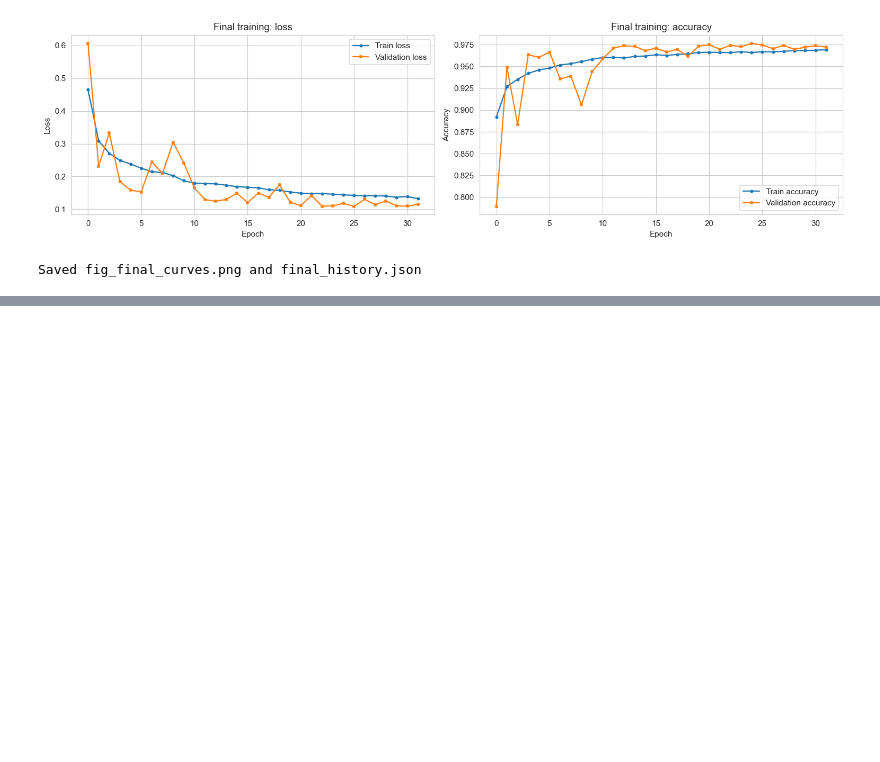
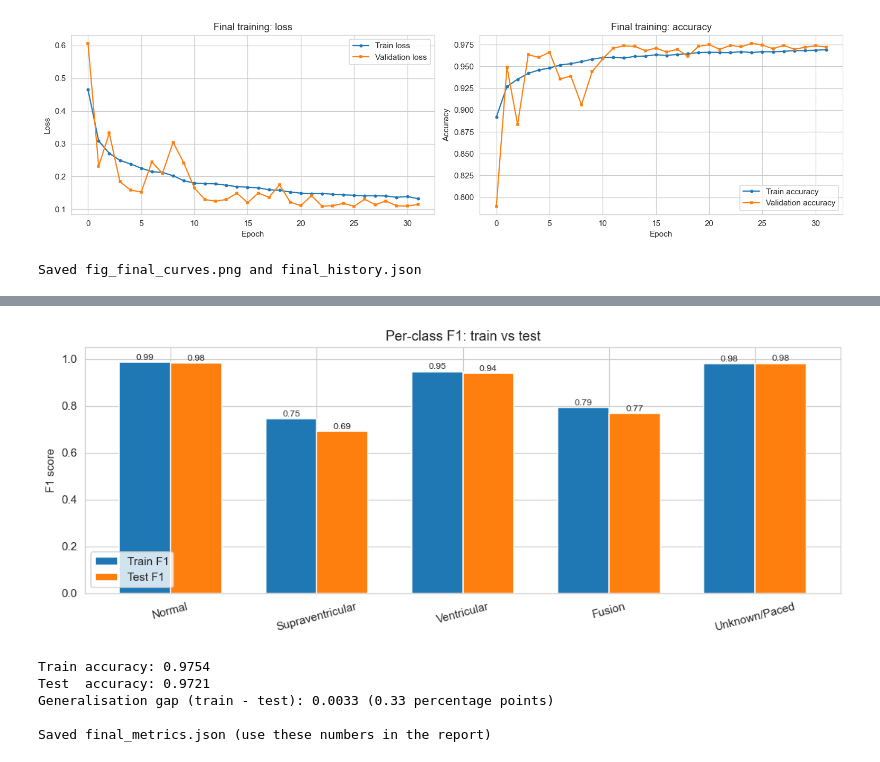
Before and after one commit to Arush70/ECG-Heartbeat-Classification, a Jupyter notebook: Training-ANN.ipynb, the cells around one changed output, grey strips where cells are left out. Drawn from its saved outputs; the diff is of its cells as text; code cells hidden in the pictures; blank space fills up the shorter version.

```diff
--- a/Training-ANN.ipynb
+++ b/Training-ANN.ipynb
@@ -788,0 +883,54 @@ Saved fig_final_curves.png and final_history.json
+# %%
+# Stage 9c: Per-class F1 comparison (train vs test) — visualises the generalisation gap
+
+x = np.arange(NUM_CLASSES); w = 0.35
+fig, ax = plt.subplots(figsize=(10, 4))
+ax.bar(x - w/2, train_results['f1'], w, label='Train F1')
+ax.bar(x + w/2, test_results['f1'],  w, label='Test F1')
+ax.set_xticks(x); ax.set_xticklabels(class_names, rotation=15)
+ax.set_ylabel('F1 score'); ax.set_title('Per-class F1: train vs test')
+ax.legend(); ax.set_ylim(0, 1.05)
+for i, (a, b) in enumerate(zip(train_results['f1'], test_results['f1'])):
+    ax.text(i - w/2, a + 0.01, f'{a:.2f}', ha='center', fontsize=8)
+    ax.text(i + w/2, b + 0.01, f'{b:.2f}', ha='center', fontsize=8)
+plt.tight_layout()
+plt.savefig('fig_f1_comparison.png', bbox_inches='tight', dpi=150)
+plt.show()
+# %% [output]
+[figure, added]
+# %%
+# Stage 9d: Quantify the bias-variance gap and save all metrics for the report
+
+gap = train_results['acc'] - test_results['acc']
+print(f'Train accuracy: {train_results["acc"]:.4f}')
+print(f'Test  accuracy: {test_results["acc"]:.4f}')
+print(f'Generalisation gap (train - test): {gap:.4f} ({gap*100:.2f} percentage points)')
+
+results_to_save = {
+    'best_config': best_config,
+    'train': {
+        'accuracy':    float(train_results['acc']),
+        'precision':   train_results['precision'].tolist(),
+        'recall':      train_results['recall'].tolist(),
+        'specificity': train_results['specificity'].tolist(),
+        'f1':          train_results['f1'].tolist(),
+        'confusion_matrix': train_results['cm'].tolist(),
+    },
+    'test': {
+        'accuracy':    float(test_results['acc']),
+        'precision':   test_results['precision'].tolist(),
+        'recall':      test_results['recall'].tolist(),
+        'specificity': test_results['specificity'].tolist(),
+        'f1':          test_results['f1'].tolist(),
+        'confusion_matrix': test_results['cm'].tolist(),
+    },
+}
+with open('final_metrics.json', 'w') as f:
+    json.dump(results_to_save, f, indent=2)
+print('\nSaved final_metrics.json (use these numbers in the report)')
+# %% [output]
+Train accuracy: 0.9754
+Test  accuracy: 0.9721
+Generalisation gap (train - test): 0.0033 (0.33 percentage points)
+
+Saved final_metrics.json (use these numbers in the report)
```
Also changed, not shown: parts of 3 cells of this notebook, 3 other files.
